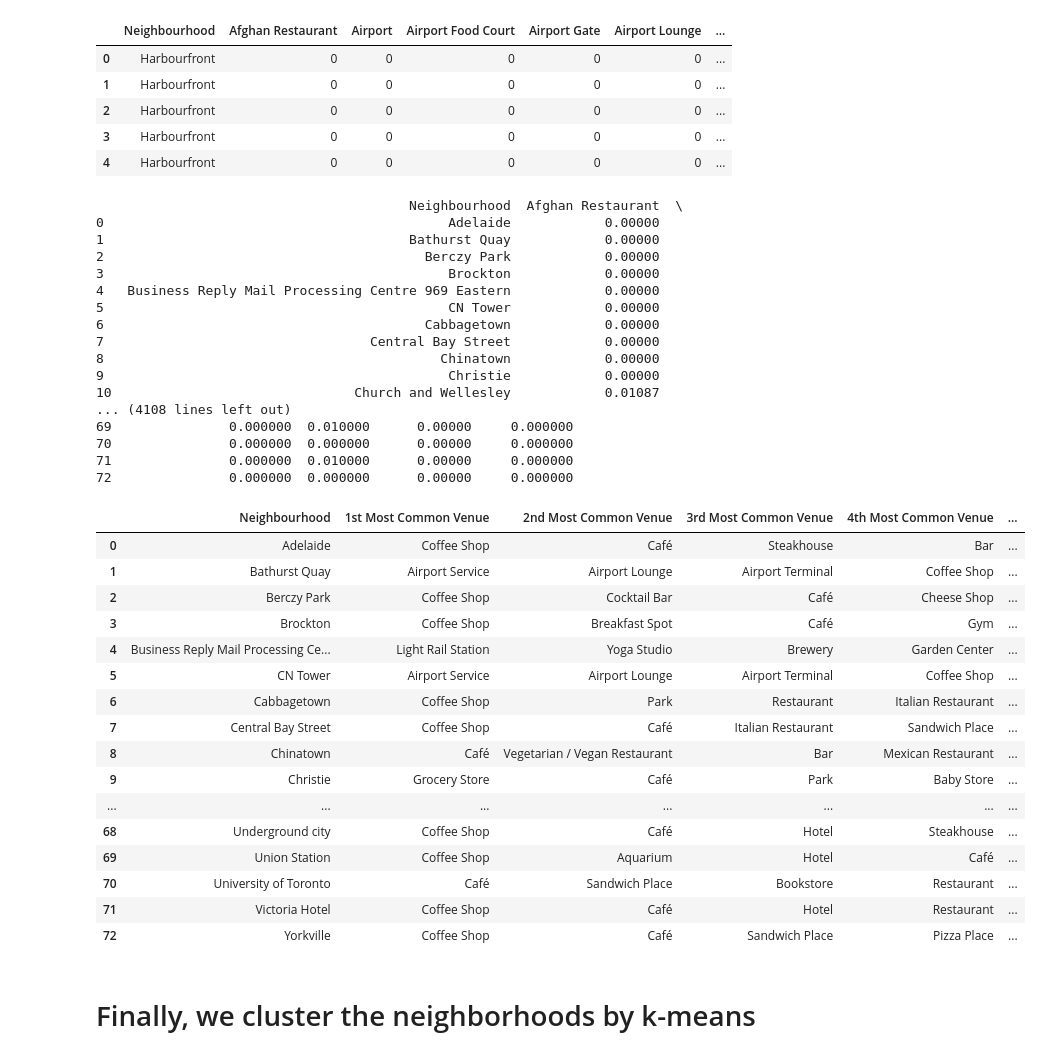
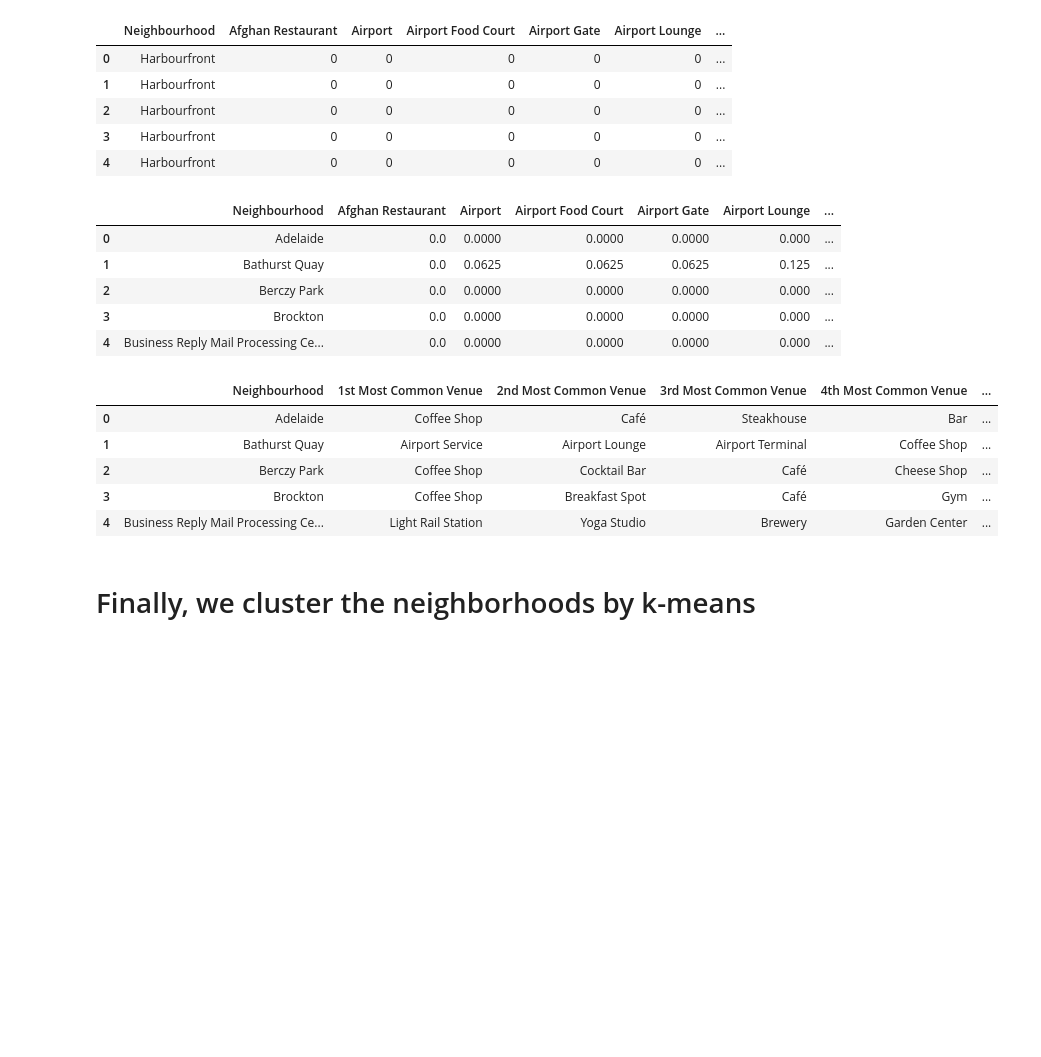
Before and after one commit to Pravin93-Murugesan/Applied-Data-Science-Specialization-IBM, a Jupyter notebook: Applied Data Science Capstone.ipynb, the cells around one changed output. Cells and saved outputs as stored; diff of their text form; code cells hidden in the pictures; blank space fills up the shorter version.

```diff
--- a/Applied Data Science Capstone.ipynb
+++ b/Applied Data Science Capstone.ipynb
@@ -413,25 +413,14 @@ toronto_onehot.head()
 | 4 | Harbourfront | 0 | 0 | 0 | 0 | 0 | ... |
 # %%
 toronto_grouped = toronto_onehot.groupby('Neighbourhood').mean().reset_index()
-toronto_grouped
+toronto_grouped.head()
 # %% [output]
-                                        Neighbourhood  Afghan Restaurant  \
-0                                            Adelaide            0.00000
-1                                       Bathurst Quay            0.00000
-2                                         Berczy Park            0.00000
-3                                            Brockton            0.00000
-4   Business Reply Mail Processing Centre 969 Eastern            0.00000
-5                                            CN Tower            0.00000
-6                                         Cabbagetown            0.00000
-7                                  Central Bay Street            0.00000
-8                                           Chinatown            0.00000
-9                                            Christie            0.00000
-10                               Church and Wellesley            0.01087
-... (4108 lines left out)
-69               0.000000  0.010000      0.00000     0.000000
-70               0.000000  0.000000      0.00000     0.000000
-71               0.000000  0.010000      0.00000     0.000000
-72               0.000000  0.000000      0.00000     0.000000
+|  | Neighbourhood | Afghan Restaurant | Airport | Airport Food Court | Airport Gate | Airport Lounge | ... |
+| 0 | Adelaide | 0.0 | 0.0000 | 0.0000 | 0.0000 | 0.000 | ... |
+| 1 | Bathurst Quay | 0.0 | 0.0625 | 0.0625 | 0.0625 | 0.125 | ... |
+| 2 | Berczy Park | 0.0 | 0.0000 | 0.0000 | 0.0000 | 0.000 | ... |
+| 3 | Brockton | 0.0 | 0.0000 | 0.0000 | 0.0000 | 0.000 | ... |
+| 4 | Business Reply Mail Processing Ce... | 0.0 | 0.0000 | 0.0000 | 0.0000 | 0.000 | ... |
 # %%
 def return_most_common_venues(row, num_top_venues):
     row_categories = row.iloc[1:]
@@ -441,42 +430,31 @@ def return_most_common_venues(row, num_top_venues):
 # %%
 num_top_venues = 15
 
 indicators = ['st', 'nd', 'rd']
 
 # create columns according to number of top venues
 columns = ['Neighbourhood']
 for ind in np.arange(num_top_venues):
     try:
         columns.append('{}{} Most Common Venue'.format(ind+1, indicators[ind]))
     except:
         columns.append('{}th Most Common Venue'.format(ind+1))
 
 # create a new dataframe
 neighborhoods_venues_sorted = pd.DataFrame(columns=columns)
 neighborhoods_venues_sorted['Neighbourhood'] = toronto_grouped['Neighbourhood']
 
 for ind in np.arange(toronto_grouped.shape[0]):
     neighborhoods_venues_sorted.iloc[ind, 1:] = return_most_common_venues(toronto_grouped.iloc[ind, :], num_top_venues)
 
-neighborhoods_venues_sorted.head(100)
+neighborhoods_venues_sorted.head()
 # %% [output]
 |  | Neighbourhood | 1st Most Common Venue | 2nd Most Common Venue | 3rd Most Common Venue | 4th Most Common Venue | ... |
 | 0 | Adelaide | Coffee Shop | Café | Steakhouse | Bar | ... |
 | 1 | Bathurst Quay | Airport Service | Airport Lounge | Airport Terminal | Coffee Shop | ... |
 | 2 | Berczy Park | Coffee Shop | Cocktail Bar | Café | Cheese Shop | ... |
 | 3 | Brockton | Coffee Shop | Breakfast Spot | Café | Gym | ... |
 | 4 | Business Reply Mail Processing Ce... | Light Rail Station | Yoga Studio | Brewery | Garden Center | ... |
-| 5 | CN Tower | Airport Service | Airport Lounge | Airport Terminal | Coffee Shop | ... |
-| 6 | Cabbagetown | Coffee Shop | Park | Restaurant | Italian Restaurant | ... |
-| 7 | Central Bay Street | Coffee Shop | Café | Italian Restaurant | Sandwich Place | ... |
-| 8 | Chinatown | Café | Vegetarian / Vegan Restaurant | Bar | Mexican Restaurant | ... |
-| 9 | Christie | Grocery Store | Café | Park | Baby Store | ... |
-| ... | ... | ... | ... | ... | ... | ... |
-| 68 | Underground city | Coffee Shop | Café | Hotel | Steakhouse | ... |
-| 69 | Union Station | Coffee Shop | Aquarium | Hotel | Café | ... |
-| 70 | University of Toronto | Café | Sandwich Place | Bookstore | Restaurant | ... |
-| 71 | Victoria Hotel | Coffee Shop | Café | Hotel | Restaurant | ... |
-| 72 | Yorkville | Coffee Shop | Café | Sandwich Place | Pizza Place | ... |
 # %% [markdown]
 # Finally, we cluster the neighborhoods by k-means
 # %%
```
